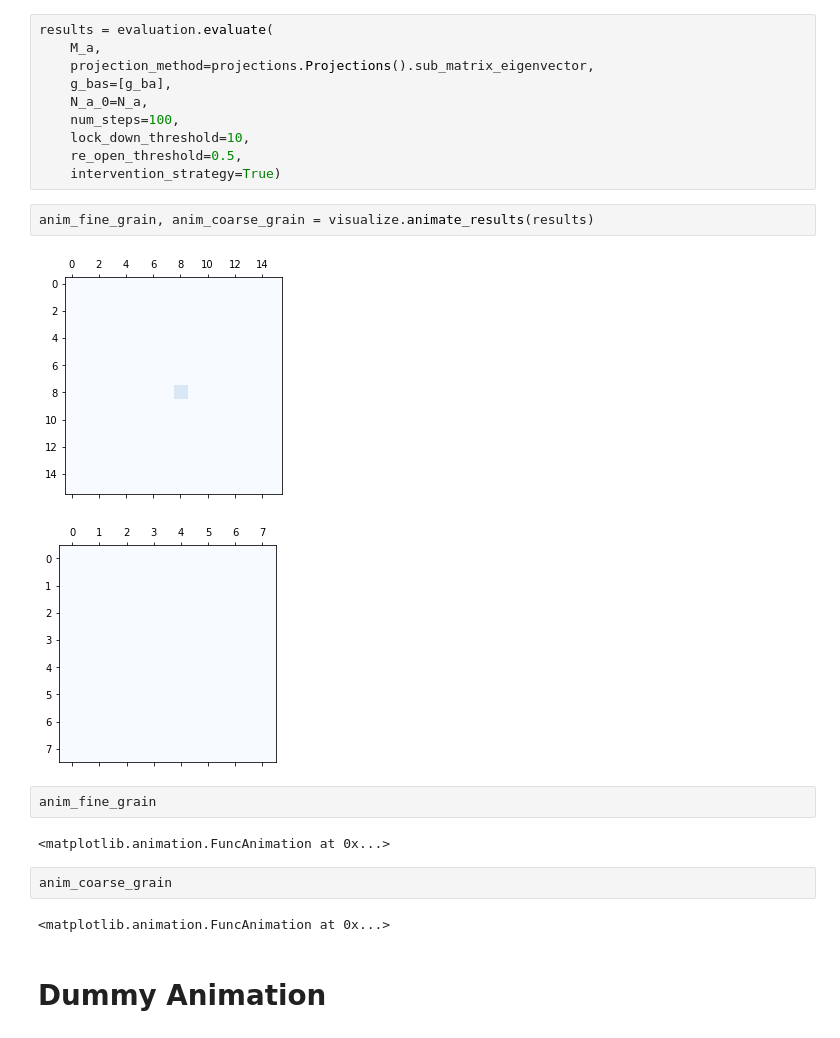
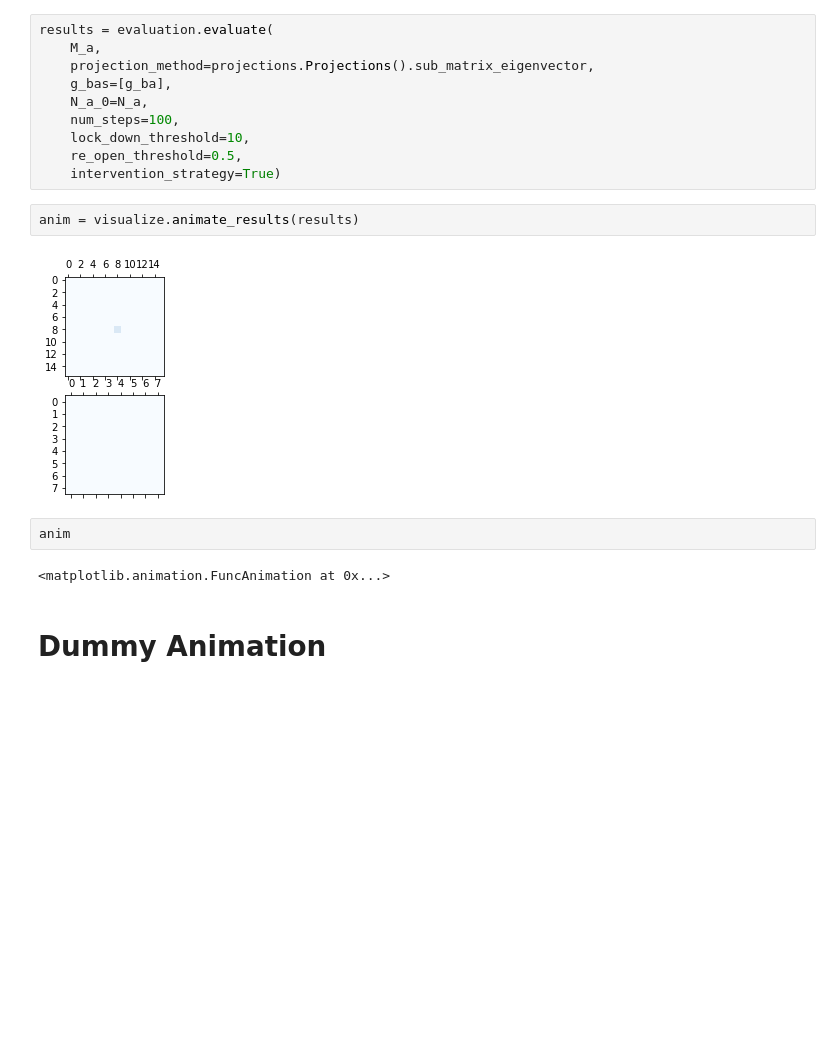
Before and after one commit to blakeelias/multi_scale_pandemic, a Jupyter notebook: Visualizations.ipynb, the cells around one changed output. Drawn from its saved outputs; the diff is of its cells as text; blank space fills up the shorter version.

Commit message:
View animations side-by-side

```diff
--- a/Visualizations.ipynb
+++ b/Visualizations.ipynb
@@ -43,18 +43,13 @@ results = evaluation.evaluate(
     re_open_threshold=0.5,
     intervention_strategy=True)
 # %%
-anim_fine_grain, anim_coarse_grain = visualize.animate_results(results)
+anim = visualize.animate_results(results)
 # %% [output]
-[figure, old version]
+[figure, new version]
-[figure, removed]
-# %%
-anim_fine_grain
-# %% [output]
-<matplotlib.animation.FuncAnimation at 0x...>
-# %%
-anim_coarse_grain
-# %% [output]
-<matplotlib.animation.FuncAnimation at 0x...>
+# %%
+anim
+# %% [output]
+<matplotlib.animation.FuncAnimation at 0x...>
 # %% [markdown]
 # Dummy Animation
 # %%
```
Also changed, not shown: 1 other file.
